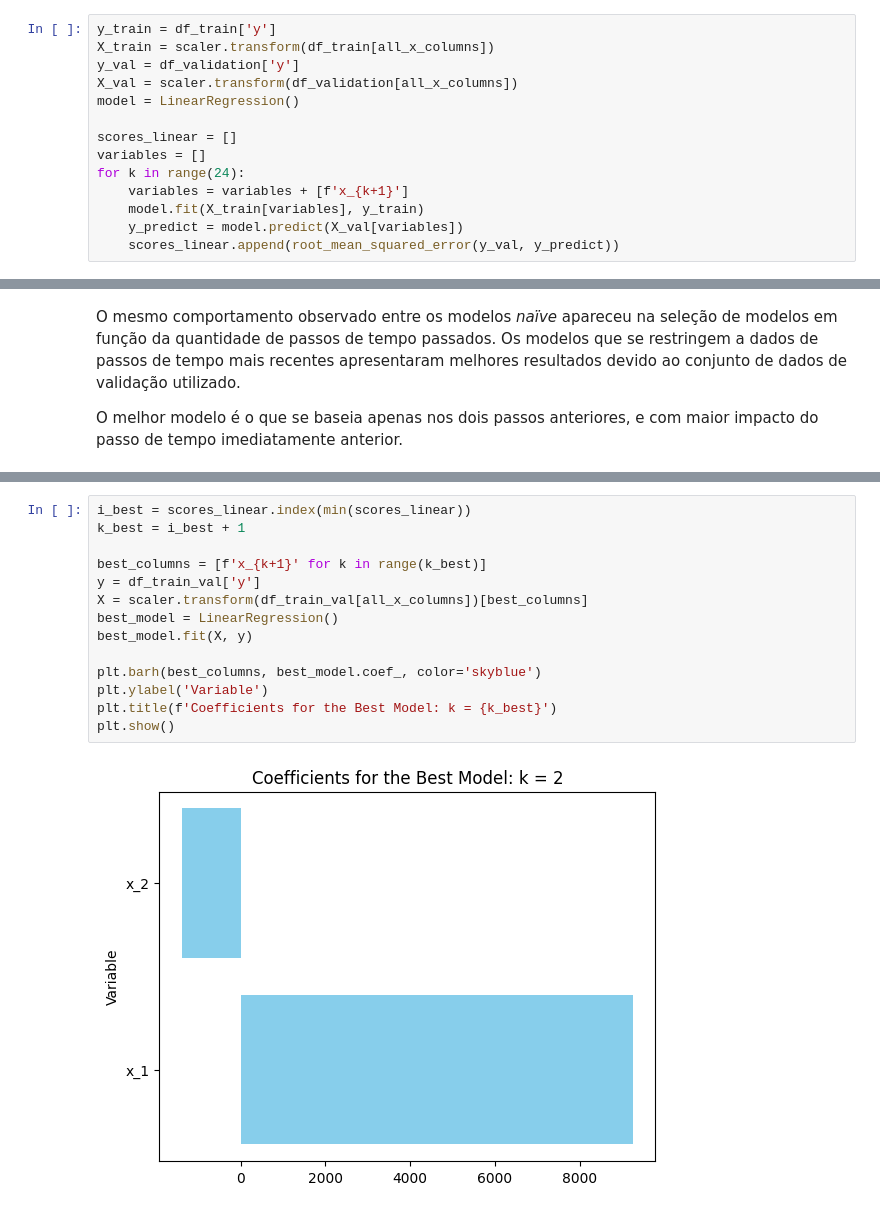
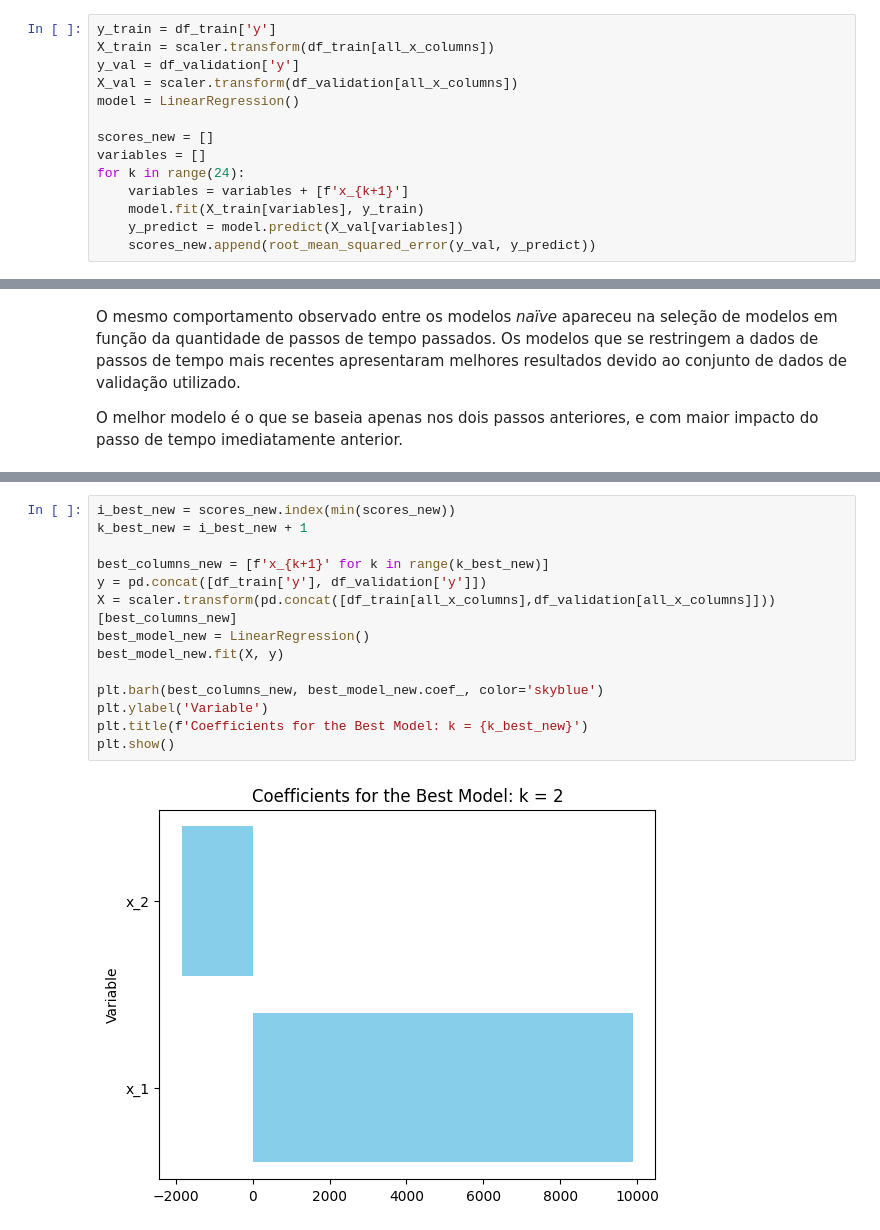
Before and after one commit to TiagoCAAmorim/machine_learning, a Jupyter notebook: Lista01/Lista01.ipynb, the cells around one changed output, grey strips where cells are left out. Drawn from its saved outputs; the diff is of its cells as text.

```diff
--- a/Lista01/Lista01.ipynb
+++ b/Lista01/Lista01.ipynb
@@ -585,11 +585,11 @@ y_val = df_validation['y']
 X_val = scaler.transform(df_validation[all_x_columns])
 model = LinearRegression()
 
-scores_linear = []
+scores_new = []
 variables = []
 for k in range(24):
     variables = variables + [f'x_{k+1}']
     model.fit(X_train[variables], y_train)
     y_predict = model.predict(X_val[variables])
-    scores_linear.append(root_mean_squared_error(y_val, y_predict))
+    scores_new.append(root_mean_squared_error(y_val, y_predict))
 # %%
@@ -609,18 +625,18 @@ O melhor modelo é o que se baseia apenas nos dois passos anteriores, e com maio
 # %%
-i_best = scores_linear.index(min(scores_linear))
-k_best = i_best + 1
+i_best_new = scores_new.index(min(scores_new))
+k_best_new = i_best_new + 1
 
-best_columns = [f'x_{k+1}' for k in range(k_best)]
-y = df_train_val['y']
-X = scaler.transform(df_train_val[all_x_columns])[best_columns]
-best_model = LinearRegression()
-best_model.fit(X, y)
+best_columns_new = [f'x_{k+1}' for k in range(k_best_new)]
+y = pd.concat([df_train['y'], df_validation['y']])
+X = scaler.transform(pd.concat([df_train[all_x_columns],df_validation[all_x_columns]]))[best_columns_new]
+best_model_new = LinearRegression()
+best_model_new.fit(X, y)
 
-plt.barh(best_columns, best_model.coef_, color='skyblue')
+plt.barh(best_columns_new, best_model_new.coef_, color='skyblue')
 plt.ylabel('Variable')
-plt.title(f'Coefficients for the Best Model: k = {k_best}')
+plt.title(f'Coefficients for the Best Model: k = {k_best_new}')
 plt.show()
 # %% [output]
-[figure, old version]
+[figure, new version]
 # %%
 y = df_original['Flt']
```
Also changed, not shown: parts of 16 cells of this notebook.
